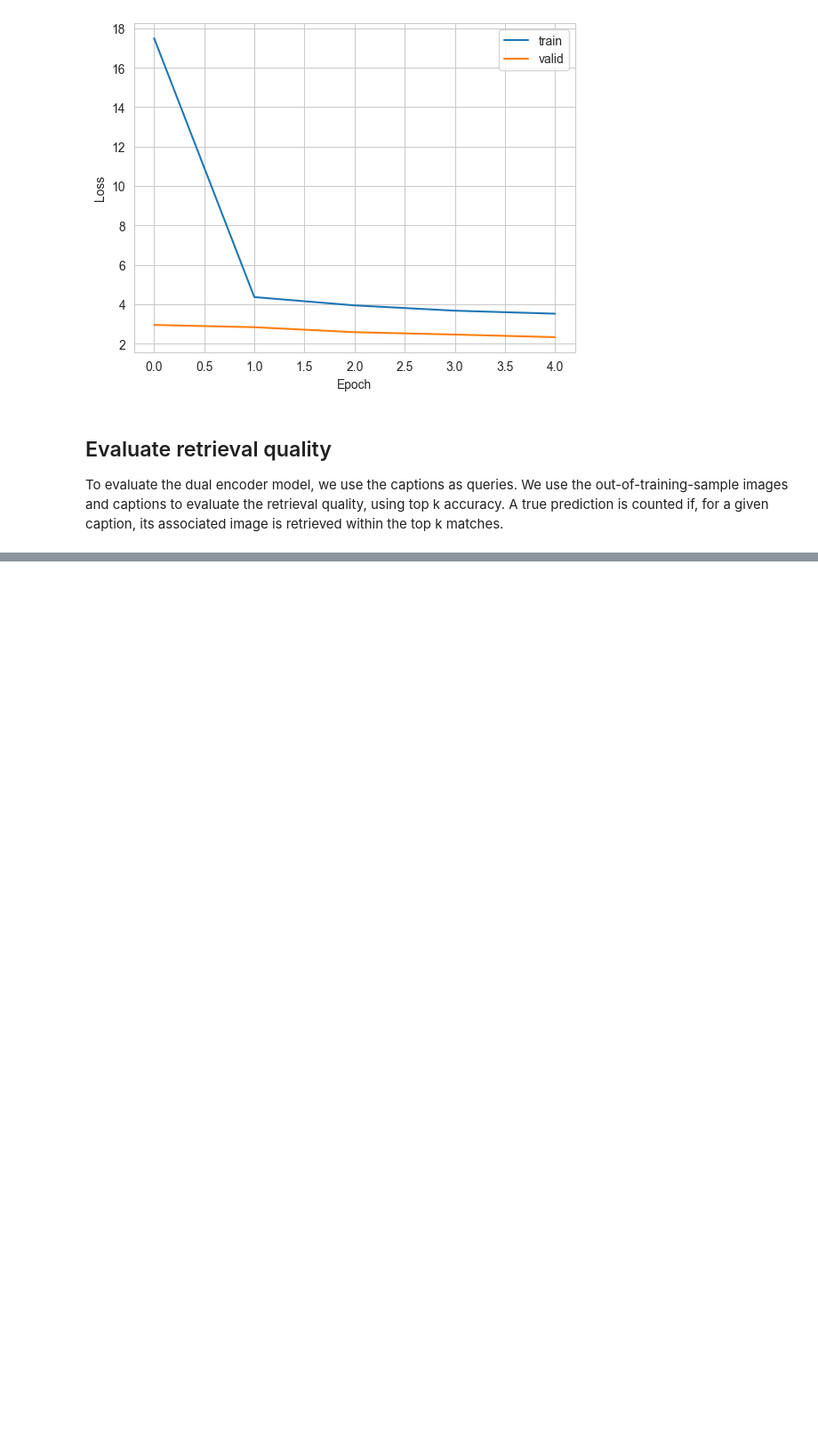
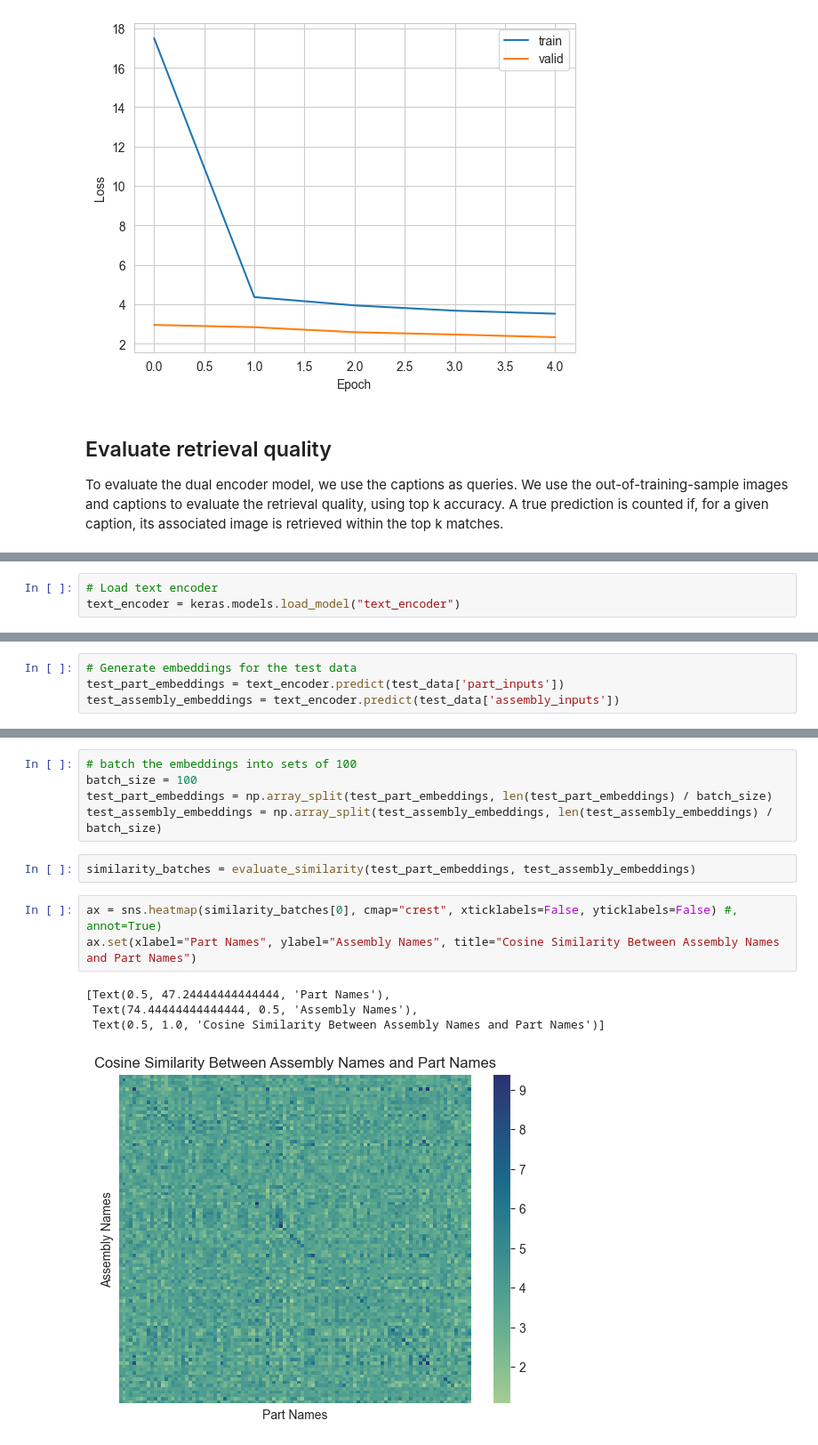
Before and after one commit to grndnl/w266_final_project, a Jupyter notebook: assembly_name_prediction/assembly_name_prediction.ipynb, the cells around one changed output, grey strips where cells are left out. Shown at 89% size. Saved outputs shown, nothing was run; the diff lists cells and outputs as text; blank space fills up the shorter version.

Commit message:
evaluated!

```diff
--- a/assembly_name_prediction/assembly_name_prediction.ipynb
+++ b/assembly_name_prediction/assembly_name_prediction.ipynb
@@ -691,0 +662,3 @@ print(f"Eval accuracy: {round(eval_accuracy * 100, 3)}%")
+# %%
+# Load text encoder
+text_encoder = keras.models.load_model("text_encoder")
@@ -691,0 +672,4 @@ print(f"Eval accuracy: {round(eval_accuracy * 100, 3)}%")
+# %%
+# Generate embeddings for the test data
+test_part_embeddings = text_encoder.predict(test_data['part_inputs'])
+test_assembly_embeddings = text_encoder.predict(test_data['assembly_inputs'])
@@ -692,3 +679,18 @@ print(f"Eval accuracy: {round(eval_accuracy * 100, 3)}%")
+# %%
+# batch the embeddings into sets of 100
+batch_size = 100
+test_part_embeddings = np.array_split(test_part_embeddings, len(test_part_embeddings) / batch_size)
+test_assembly_embeddings = np.array_split(test_assembly_embeddings, len(test_assembly_embeddings) / batch_size)
+# %%
+similarity_batches = evaluate_similarity(test_part_embeddings, test_assembly_embeddings)
+# %%
+ax = sns.heatmap(similarity_batches[0], cmap="crest", xticklabels=False, yticklabels=False) #, annot=True)
+ax.set(xlabel="Part Names", ylabel="Assembly Names", title="Cosine Similarity Between Assembly Names and Part Names")
+# %% [output]
+[Text(0.5, 47.24444444444444, 'Part Names'),
+ Text(74.44444444444444, 0.5, 'Assembly Names'),
+ Text(0.5, 1.0, 'Cosine Similarity Between Assembly Names and Part Names')]
+[figure, added]
 # %%
 for index, value in enumerate(similarity_batches[0][:10]):
     predicted = np.argmax(value)
```
Also changed, not shown: parts of 9 cells of this notebook.
